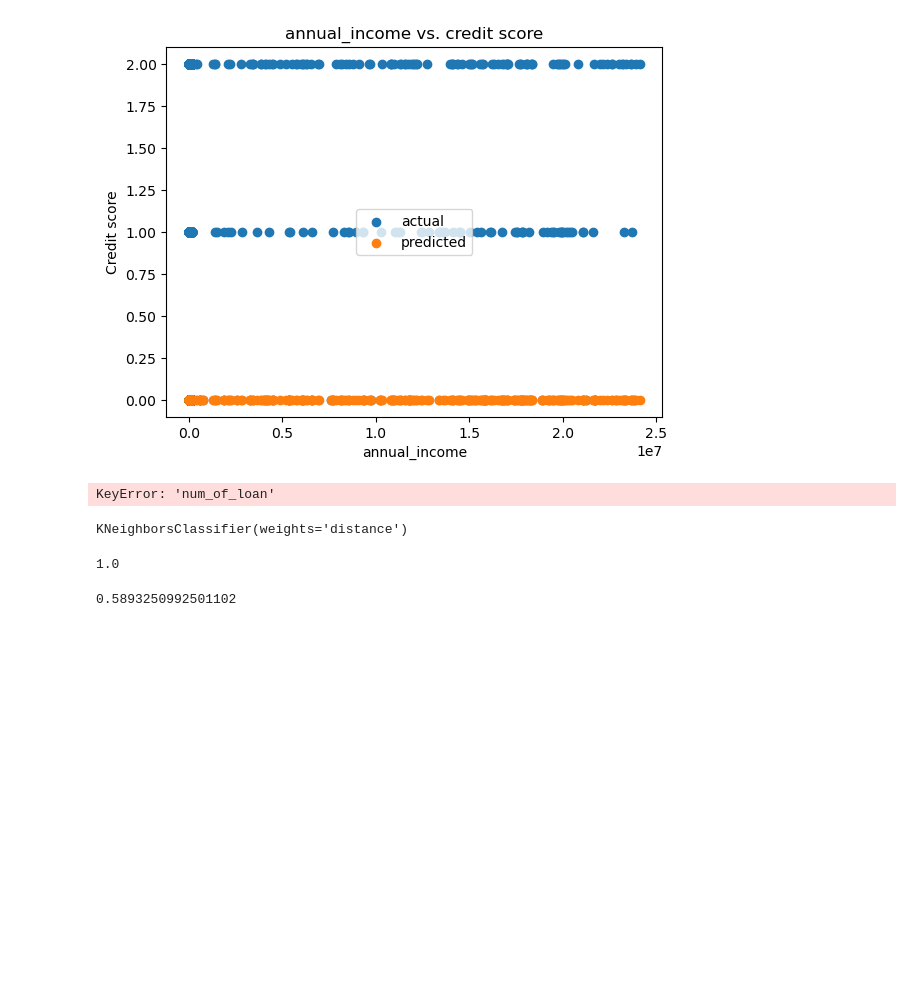
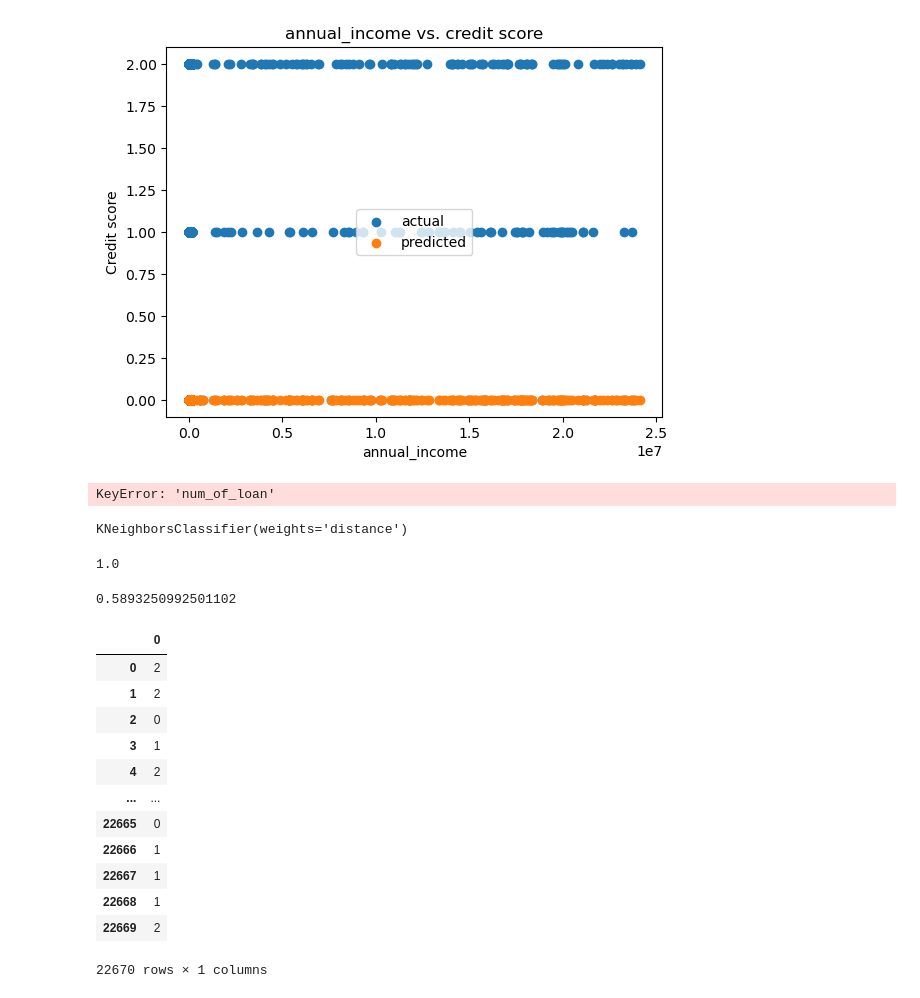
Before and after one commit to woodpecker2100/machine-learning-project, a Jupyter notebook: ML_analysis.ipynb, the cells around one changed output. Saved outputs shown, nothing was run; the diff lists cells and outputs as text; code cells hidden in the pictures; blank space fills up the shorter version.

```diff
--- a/ML_analysis.ipynb
+++ b/ML_analysis.ipynb
@@ -197,5 +197,21 @@ knn.score(X_test_scaled , y_test_scaled)
 # %% [output]
 0.5893250992501102
 # %%
-Y_pred = lr.predict(test_x)
+Y_pred = model.predict(X_test_scaled)
 data = pd.DataFrame(Y_pred)
+# %%
+data
+# %% [output]
+|  | 0 |
+| 0 | 2 |
+| 1 | 2 |
+| 2 | 0 |
+| 3 | 1 |
+| 4 | 2 |
+| ... | ... |
+| 22665 | 0 |
+| 22666 | 1 |
+| 22667 | 1 |
+| 22668 | 1 |
+| 22669 | 2 |
+22670 rows × 1 columns
```
Also changed, not shown: parts of 8 cells of this notebook.
